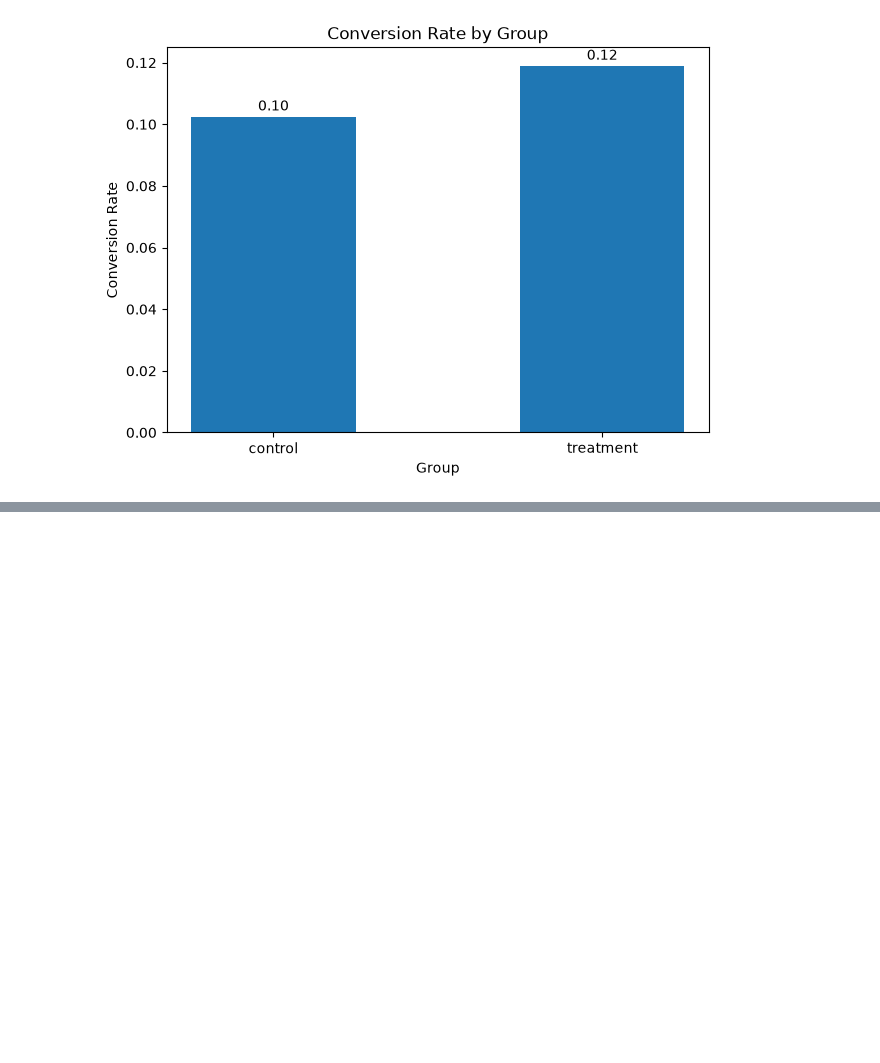
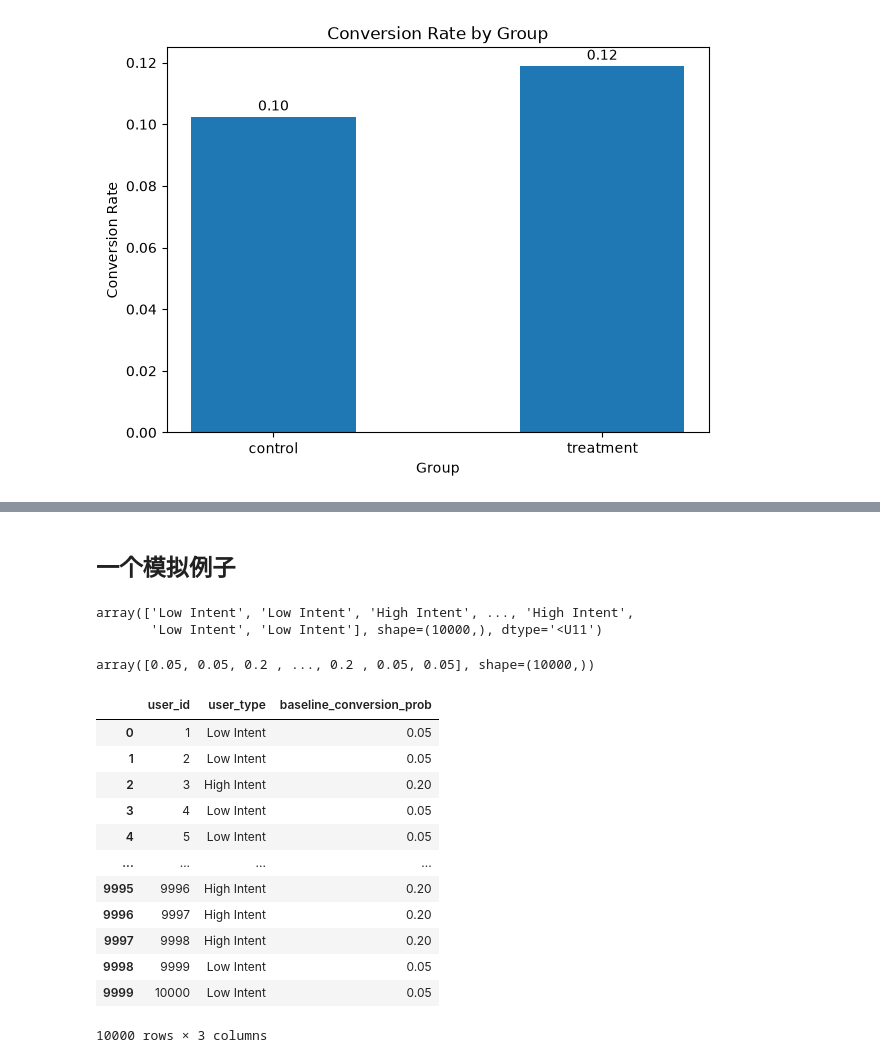
Before and after one commit to LizPink/AB-Testing, a Jupyter notebook: notebooks/01_ab_test_basic_concepts.ipynb, the cells around one changed output, grey strips where cells are left out. Drawn from its saved outputs; the diff is of its cells as text; code cells hidden in the pictures; blank space fills up the shorter version.

```diff
--- a/notebooks/01_ab_test_basic_concepts.ipynb
+++ b/notebooks/01_ab_test_basic_concepts.ipynb
@@ -169,0 +240,2 @@ plt.show()
+# %% [markdown]
+## 一个模拟例子
@@ -169,0 +244,43 @@ plt.show()
+# %%
+# 模拟用户类型
+user_type = rng.choice(
+    a=["Low Intent", "High Intent"],
+    size=n_users,
+    p=[0.7, 0.3]
+)
+user_type
+# %% [output]
+array(['Low Intent', 'Low Intent', 'High Intent', ..., 'High Intent',
+       'Low Intent', 'Low Intent'], shape=(10000,), dtype='<U11')
+# %%
+# 模拟不同类型的用户转化率
+baseline_conversion_rate = np.where(
+    user_type == "High Intent",
+    0.20,
+    0.05
+)
+baseline_conversion_rate
+# %% [output]
+array([0.05, 0.05, 0.2 , ..., 0.2 , 0.05, 0.05], shape=(10000,))
+# %%
+# 生成模拟数据
+users = pd.DataFrame(data={
+    "user_id": np.arange(1, n_users + 1),
+    "user_type": user_type,
+    "baseline_conversion_prob": baseline_conversion_rate
+})
+users
+# %% [output]
+|  | user_id | user_type | baseline_conversion_prob |
+| 0 | 1 | Low Intent | 0.05 |
+| 1 | 2 | Low Intent | 0.05 |
+| 2 | 3 | High Intent | 0.20 |
+| 3 | 4 | Low Intent | 0.05 |
+| 4 | 5 | Low Intent | 0.05 |
+| ... | ... | ... | ... |
+| 9995 | 9996 | High Intent | 0.20 |
+| 9996 | 9997 | High Intent | 0.20 |
+| 9997 | 9998 | High Intent | 0.20 |
+| 9998 | 9999 | Low Intent | 0.05 |
+| 9999 | 10000 | Low Intent | 0.05 |
+10000 rows × 3 columns
```
Also changed, not shown: parts of 11 cells of this notebook.
